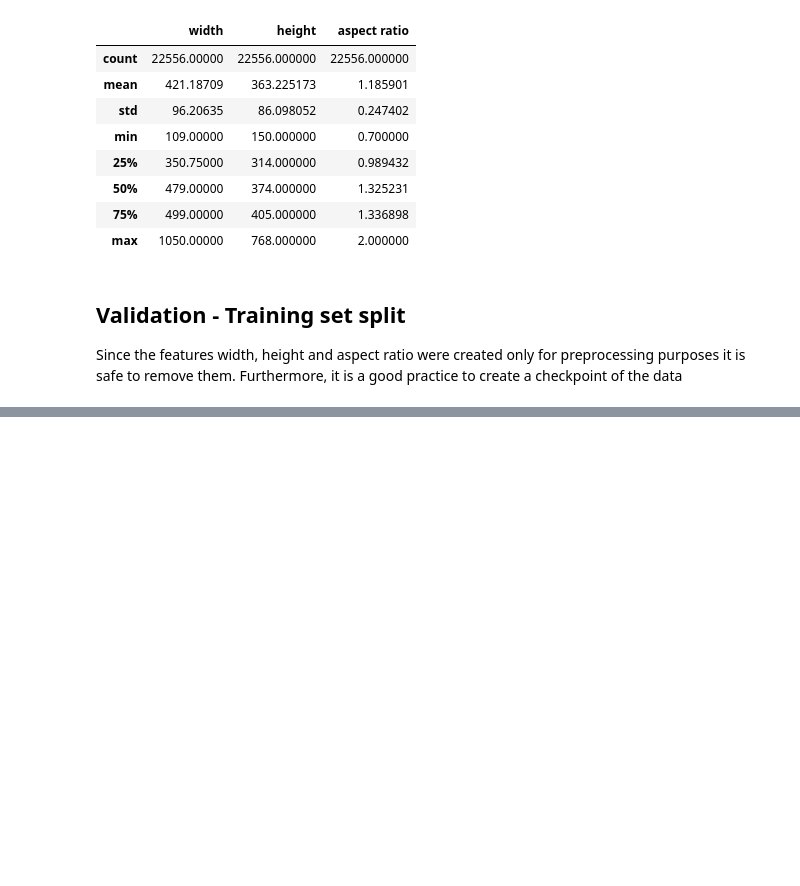
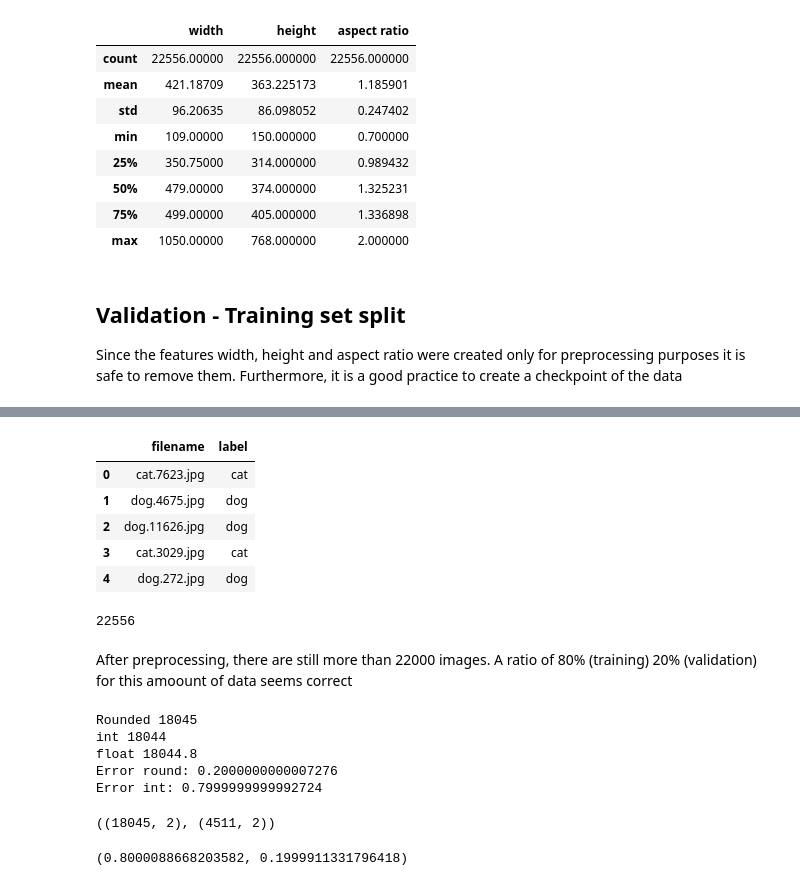
Before and after one commit to BakiRhina/Cats-and-Dogs, a Jupyter notebook: src/training.ipynb, the cells around one changed output, grey strips where cells are left out. Drawn from its saved outputs; the diff is of its cells as text; code cells hidden in the pictures; blank space fills up the shorter version.

Commit message:
splitting done calculating absolute errors

```diff
--- a/src/training.ipynb
+++ b/src/training.ipynb
@@ -301,0 +310,49 @@ data = shuffled_data.copy(deep=True)
+# %%
+# Drop unwwanted features
+
+data = data.drop(['width', 'height', 'aspect ratio'], axis=1)
+data.head()
+# %% [output]
+|  | filename | label |
+| 0 | cat.7623.jpg | cat |
+| 1 | dog.4675.jpg | dog |
+| 2 | dog.11626.jpg | dog |
+| 3 | cat.3029.jpg | cat |
+| 4 | dog.272.jpg | dog |
+# %%
+data_length = len(data.index)
+data_length
+# %% [output]
+22556
+# %% [markdown]
+After preprocessing, there are still more than 22000 images. A ratio of 80% (training) 20% (validation) for this amoount of data seems correct
+# %%
+train_len_round = round(len(data.index)*0.8)
+train_len_int = int(len(data.index)*0.8)
+train_len_float = len(data.index)*0.8
+
+print(f'Rounded {train_len_round}')
+print(f'int {train_len_int}')
+print(f'float {train_len_float}')
+
+print(f'Error round: {abs(train_len_float-train_len_round)}')
+print(f'Error int: {abs(train_len_float-train_len_int)}')
+
+# More precision using round
+# %% [output]
+Rounded 18045
+int 18044
+float 18044.8
+Error round: 0.2000000000007276
+Error int: 0.7999999999992724
+# %%
+train_df = data.iloc[:train_len_round,:]
+val_df = data.iloc[train_len_round:, :]
+
+train_df.shape, val_df.shape
+# %% [output]
+((18045, 2), (4511, 2))
+# %%
+train_df.shape[0]/data_length, val_df.shape[0]/data_length
+# %% [output]
+(0.8000088668203582, 0.1999911331796418)
```
Also changed, not shown: parts of 3 cells of this notebook.
